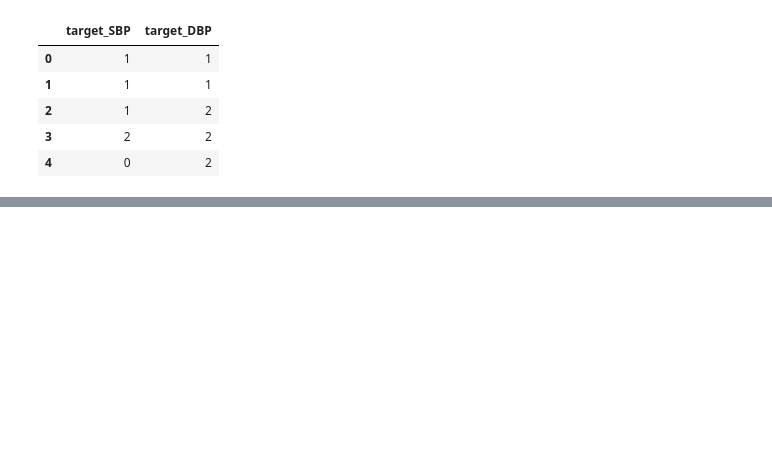
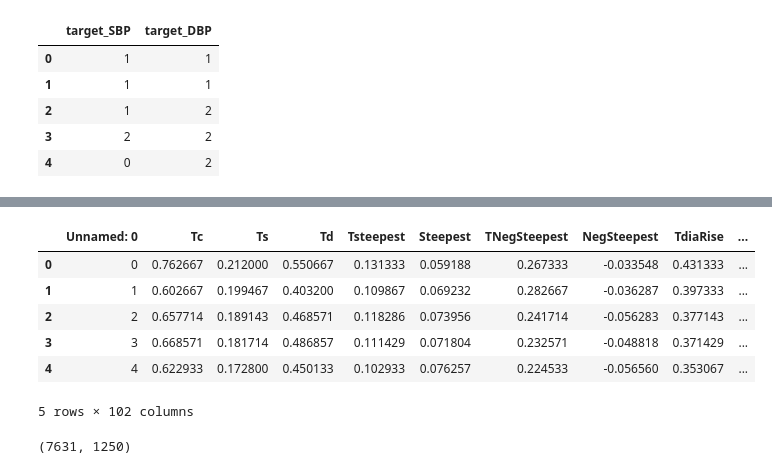
Before and after one commit to ax6000/BloodPressureEstimation, a Jupyter notebook: notebooks/ppg_features_extraction.ipynb, the cells around one changed output, grey strips where cells are left out. Drawn from its saved outputs; the diff is of its cells as text; code cells hidden in the pictures; blank space fills up the shorter version.

```diff
--- a/notebooks/ppg_features_extraction.ipynb
+++ b/notebooks/ppg_features_extraction.ipynb
@@ -444,0 +527,16 @@ df2.to_csv(r"../data/results/stats_targets.csv")
+# %%
+a = pd.read_parquet("../data/processed/parquet/pulsedb_lgbm/ppg_features_pulsedb_test_0.parquet")
+# %%
+a.head()
+# %% [output]
+|  | Unnamed: 0 | Tc | Ts | Td | Tsteepest | Steepest | TNegSteepest | NegSteepest | TdiaRise | ... |
+| 0 | 0 | 0.762667 | 0.212000 | 0.550667 | 0.131333 | 0.059188 | 0.267333 | -0.033548 | 0.431333 | ... |
+| 1 | 1 | 0.602667 | 0.199467 | 0.403200 | 0.109867 | 0.069232 | 0.282667 | -0.036287 | 0.397333 | ... |
+| 2 | 2 | 0.657714 | 0.189143 | 0.468571 | 0.118286 | 0.073956 | 0.241714 | -0.056283 | 0.377143 | ... |
+| 3 | 3 | 0.668571 | 0.181714 | 0.486857 | 0.111429 | 0.071804 | 0.232571 | -0.048818 | 0.371429 | ... |
+| 4 | 4 | 0.622933 | 0.172800 | 0.450133 | 0.102933 | 0.076257 | 0.224533 | -0.056560 | 0.353067 | ... |
+5 rows × 102 columns
+# %%
+np.stack(a["ppg"]).shape
+# %% [output]
+(7631, 1250)
```
Also changed, not shown: parts of 14 cells of this notebook, 17 other files.
